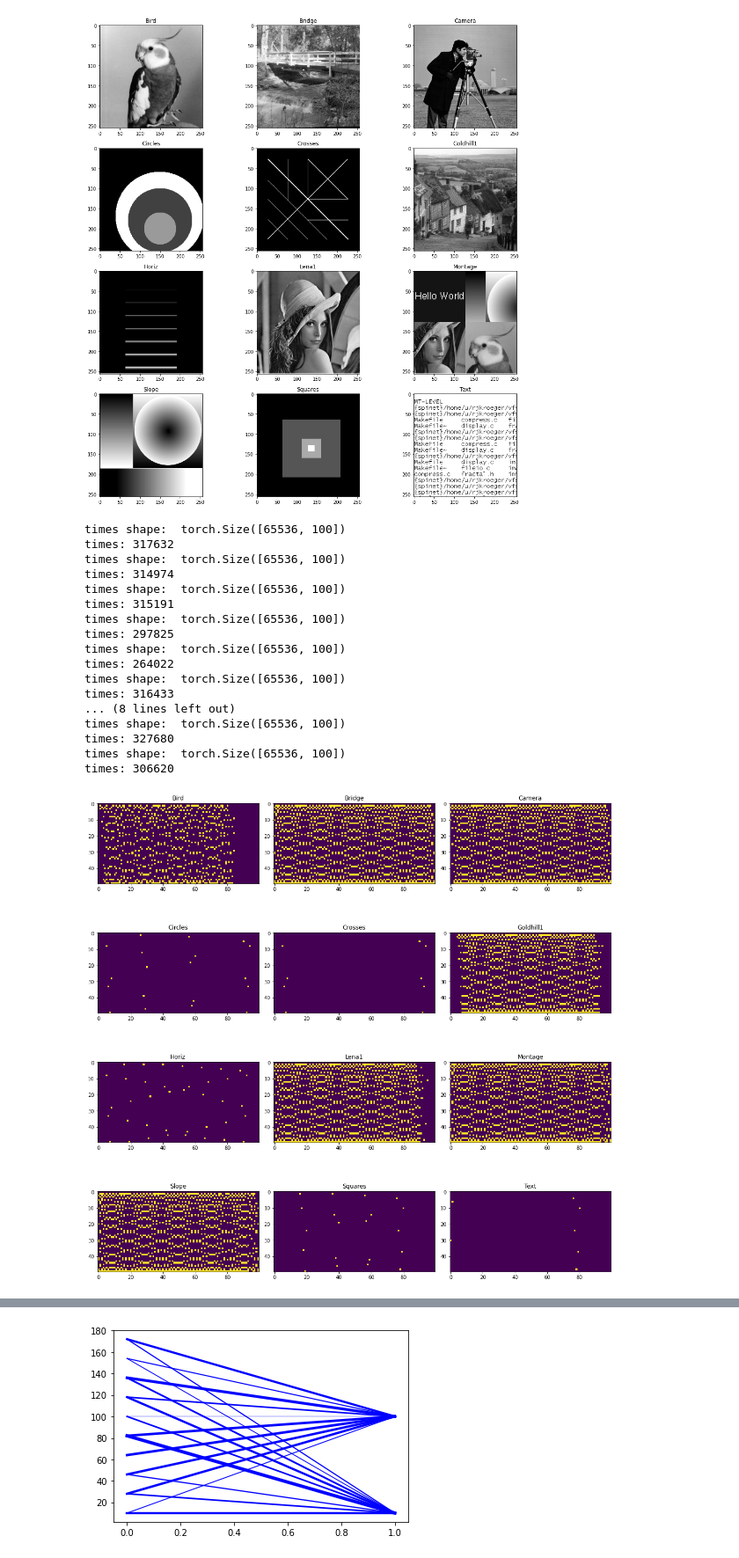
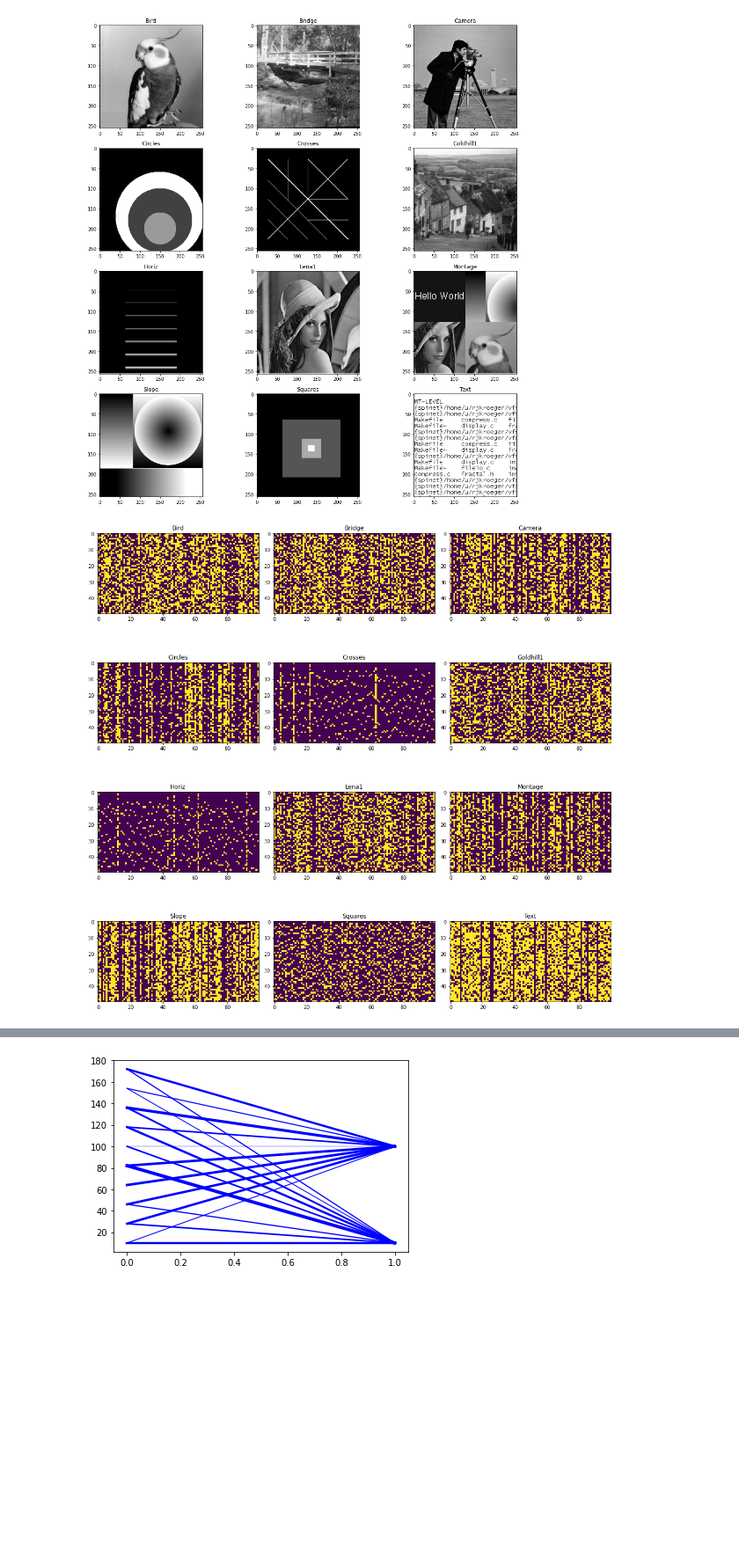
Before and after one commit to alia-asl/stdp, a Jupyter notebook: P03.ipynb, the cells around one changed output, grey strips where cells are left out. Shown at 88% size. Drawn from its saved outputs; the diff is of its cells as text; code cells hidden in the pictures; blank space fills up the shorter version.

```diff
--- a/P03.ipynb
+++ b/P03.ipynb
@@ -22,52 +22,35 @@ from encoding import TTFSEncoder, PoissonEncoder, PositionalEncoder
 # encoder = NumericEncoder(7, image_size, std=10, padding=10)
 # data = torch.tensor([[200, 50, 3, 44, 180],
 #                      [40, 150, 32, 4, 80],
 #                      [45, 40, 120, 100, 10],])
 
 # print('pooled: ', encoder.pool(data, image_size, 'avg'))
 # encoded = encoder(data)
 
 # print(len(encoded), encoded)
 
 from PIL import Image
 import numpy as np
 import matplotlib.pyplot as plt
 
-encoder = PositionalEncoder(50, 100)
+encoder = PoissonEncoder(50, 100)
 
 fig, ax = plt.subplots(4, 3, figsize=(15, 15))
 
 all_ims = ['bird', 'bridge', 'camera', 'circles', 'crosses', 'goldhill1', 'horiz', 'lena1', 'montage', 'slope', 'squares', 'text']
 for imInd in range(len(all_ims)):
     im = Image.open(f'images/{all_ims[imInd]}.tif')
 
     encoded = encoder(data=np.array(im), pooling='random')
     # print(encoded)
 
     ax[imInd // 3, imInd % 3].imshow(encoded)
     ax[imInd // 3, imInd % 3].set_title(all_ims[imInd].capitalize())
 
 plt.tight_layout()
 plt.show()
 # %% [output]
-times shape:  torch.Size([65536, 100])
-times: 317632
-times shape:  torch.Size([65536, 100])
-times: 314974
-times shape:  torch.Size([65536, 100])
-times: 315191
-times shape:  torch.Size([65536, 100])
-times: 297825
-times shape:  torch.Size([65536, 100])
-times: 264022
-times shape:  torch.Size([65536, 100])
-times: 316433
-... (8 lines left out)
-times shape:  torch.Size([65536, 100])
-times: 327680
-times shape:  torch.Size([65536, 100])
-times: 306620
-[figure, old version]
+[figure, new version]
 # %%
 from experiment import learnSTDP
 from PIL import Image
```
Also changed, not shown: parts of 2 cells of this notebook, 4 other files.
